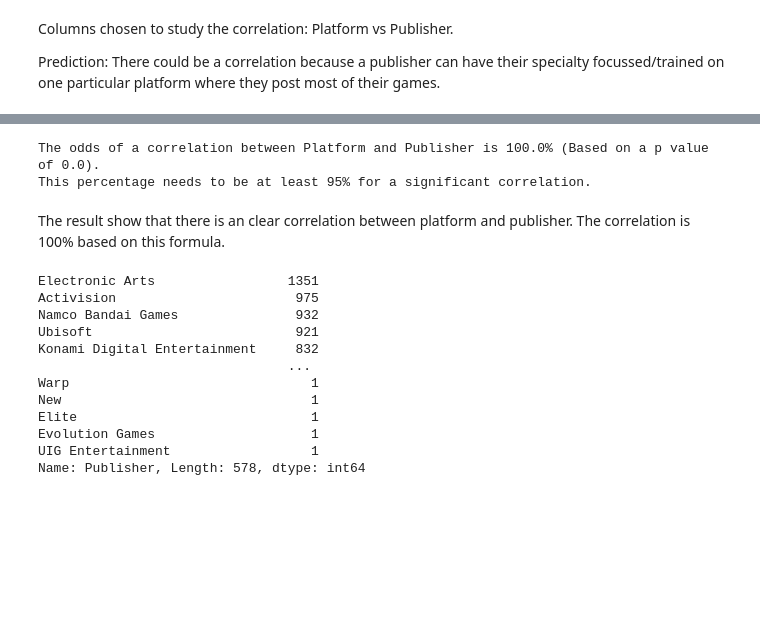
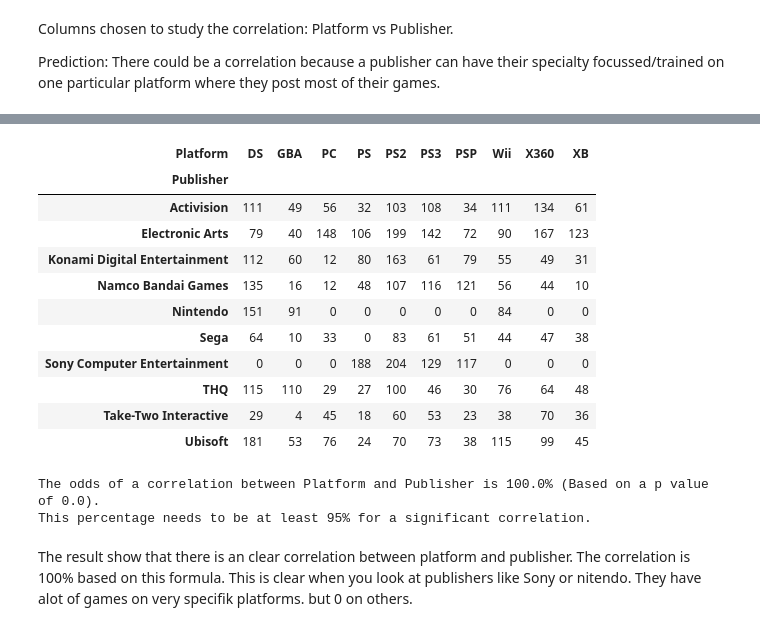
Before and after one commit to ThomasvanOtterloo/Data-Science-portfolio, a Jupyter notebook: Portfolio assignment 14.ipynb, the cells around one changed output, grey strips where cells are left out. Cells and saved outputs as stored; diff of their text form; code cells hidden in the pictures; blank space fills up the shorter version.

```diff
--- a/Portfolio assignment 14.ipynb
+++ b/Portfolio assignment 14.ipynb
@@ -67,3 +67,18 @@ def create_contingency_table(dataset, column1, column2):
+# %%
+contingencyTable
+# %% [output]
+| Platform | DS | GBA | PC | PS | PS2 | PS3 | PSP | Wii | X360 | XB |
+| Publisher |  |  |  |  |  |  |  |  |  |  |
+| Activision | 111 | 49 | 56 | 32 | 103 | 108 | 34 | 111 | 134 | 61 |
+| Electronic Arts | 79 | 40 | 148 | 106 | 199 | 142 | 72 | 90 | 167 | 123 |
+| Konami Digital Entertainment | 112 | 60 | 12 | 80 | 163 | 61 | 79 | 55 | 49 | 31 |
+| Namco Bandai Games | 135 | 16 | 12 | 48 | 107 | 116 | 121 | 56 | 44 | 10 |
+| Nintendo | 151 | 91 | 0 | 0 | 0 | 0 | 0 | 84 | 0 | 0 |
+| Sega | 64 | 10 | 33 | 0 | 83 | 61 | 51 | 44 | 47 | 38 |
+| Sony Computer Entertainment | 0 | 0 | 0 | 188 | 204 | 129 | 117 | 0 | 0 | 0 |
+| THQ | 115 | 110 | 29 | 27 | 100 | 46 | 30 | 76 | 64 | 48 |
+| Take-Two Interactive | 29 | 4 | 45 | 18 | 60 | 53 | 23 | 38 | 70 | 36 |
+| Ubisoft | 181 | 53 | 76 | 24 | 70 | 73 | 38 | 115 | 99 | 45 |
 # %%
 from scipy.stats import chi2_contingency
 def check_cat_vs_cat_correlation(dataset, column1, column2):
@@ -80,18 +95,4 @@ The odds of a correlation between Platform and Publisher is 100.0% (Based on a p
 This percentage needs to be at least 95% for a significant correlation.
 # %% [markdown]
 The result show that there is an clear correlation between platform and publisher. The correlation is 100% based on this formula.
+This is clear when you look at publishers like Sony or nitendo. They have alot of games on very specifik platforms. but 0 on others.
-# %%
-games['Publisher'].value_counts()
-# %% [output]
-Electronic Arts                 1351
-Activision                       975
-Namco Bandai Games               932
-Ubisoft                          921
-Konami Digital Entertainment     832
-                                ...
-Warp                               1
-New                                1
-Elite                              1
-Evolution Games                    1
-UIG Entertainment                  1
-Name: Publisher, Length: 578, dtype: int64
```
Also changed, not shown: parts of 11 cells of this notebook, 32 other files.
